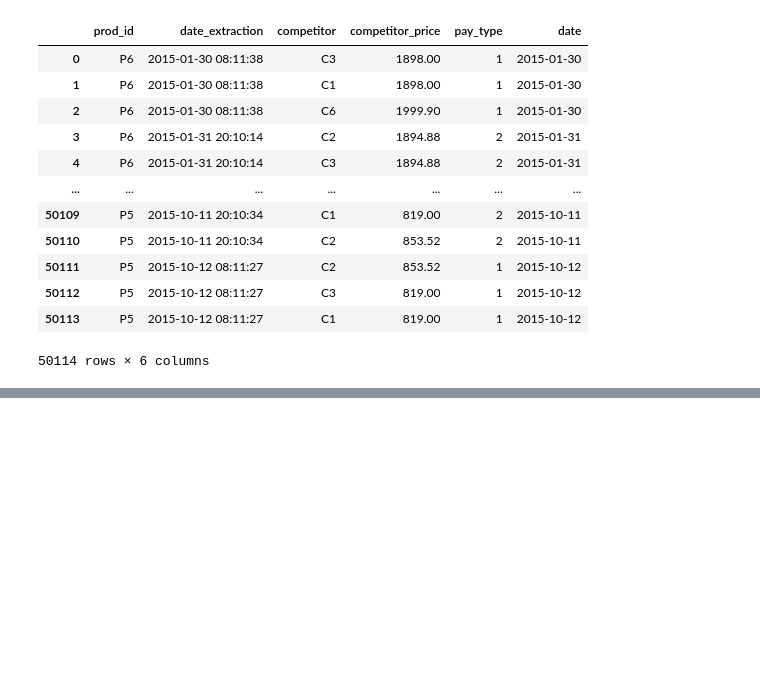
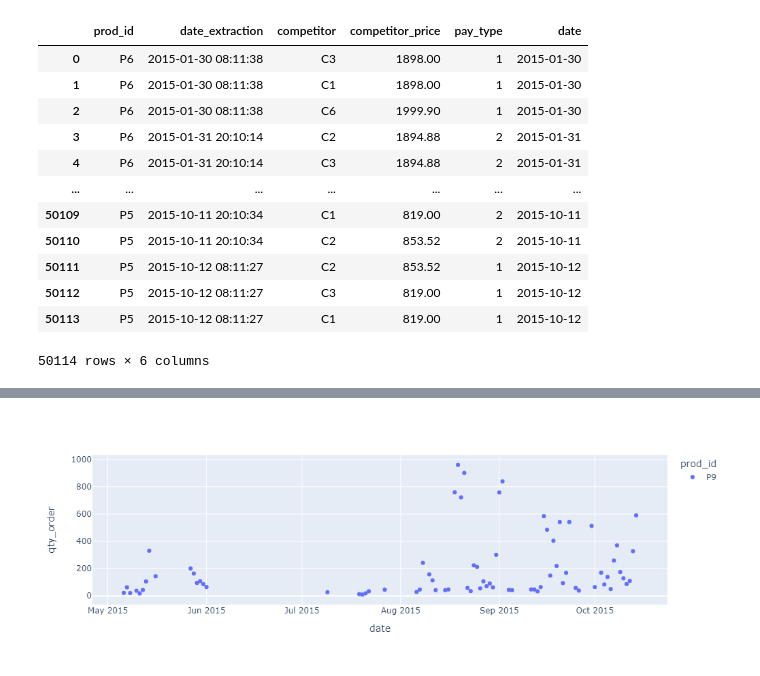
Before and after one commit to felipeangelim/desafio-fa, a Jupyter notebook: scripts/notebooks/eda-2.0.ipynb, the cells around one changed output, grey strips where cells are left out. Saved outputs shown, nothing was run; the diff lists cells and outputs as text; code cells hidden in the pictures; blank space fills up the shorter version.

```diff
--- a/scripts/notebooks/eda-2.0.ipynb
+++ b/scripts/notebooks/eda-2.0.ipynb
@@ -112 +139,8 @@ df
+# %%
+px.scatter(df[ (df.value_per_item < df["min"]*1.05) & (df.prod_id == "P9")].groupby(["prod_id", "date"]).agg({"qty_order" : "sum"}).reset_index(),
+        x="date",
+        y="qty_order",
+        color="prod_id")
+# %% [output]
+[figure, added]
 # %%
```
Also changed, not shown: parts of 10 cells of this notebook, 3 other files.
